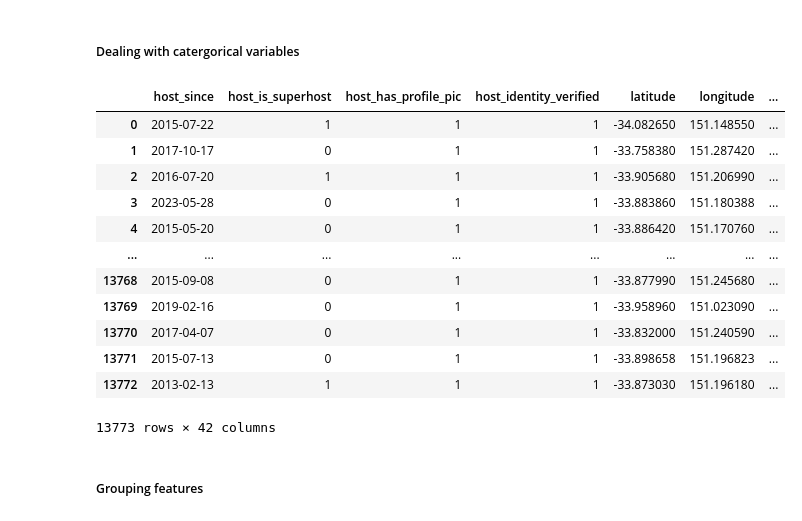
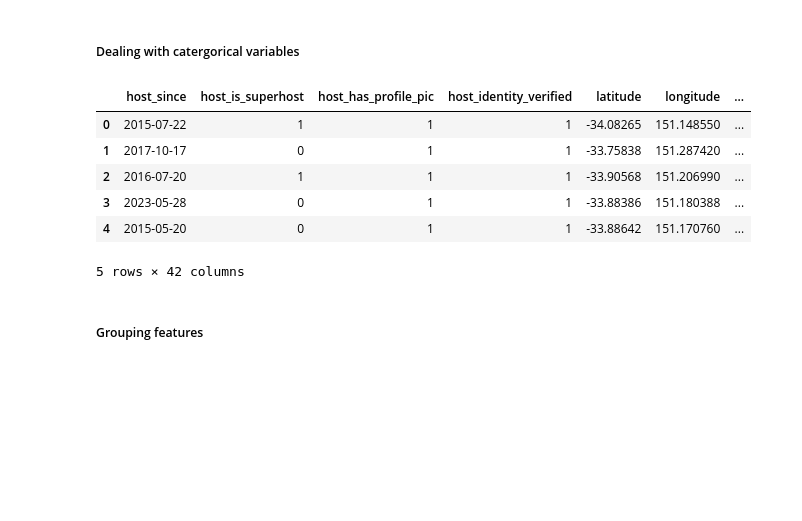
Before and after one commit to thimaipham/2.CEU_DA3_Assignment2, a Jupyter notebook: DA3_Assignment2_ThiMaiPham.ipynb, the cells around one changed output. Cells and saved outputs as stored; diff of their text form; code cells hidden in the pictures; blank space fills up the shorter version.

```diff
--- a/DA3_Assignment2_ThiMaiPham.ipynb
+++ b/DA3_Assignment2_ThiMaiPham.ipynb
@@ -98,42 +97,36 @@ data_cleaned = data_cleaned.dropna()
 # %%
 # Convert binary categorical variables to 0 and 1
 binary_vars = ['host_is_superhost', 'host_has_profile_pic', 'host_identity_verified', 'instant_bookable']
 data_cleaned[binary_vars] = data_cleaned[binary_vars].apply(lambda x: x.map({'t': 1, 'f': 0}))
 
 # Extract number of days since the host joined
 data_cleaned['host_since'] = pd.to_datetime(data_cleaned['host_since'])
 data_cleaned['days_since_host_joined'] = (pd.to_datetime('today') - data_cleaned['host_since']).dt.days
 
 # Reset index of the original data to ensure consistent indexing before one-hot encoding
 data_cleaned_reset = data_cleaned.reset_index(drop=True)
 
 # One-hot encoding 'room_type'
 encoder_room_type = OneHotEncoder(sparse=False, handle_unknown='ignore')
 encoded_room_types = encoder_room_type.fit_transform(data_cleaned_reset[['room_type']])
 encoded_room_type_names = encoder_room_type.get_feature_names_out(['room_type'])
 
 # Create a DataFrame for the encoded room type features with index aligned to the original data
 encoded_room_type_df = pd.DataFrame(encoded_room_types, columns=encoded_room_type_names, index=data_cleaned_reset.index)
 
 # Concatenate the one-hot encoded features and drop the original 'room_type' column with aligned indices
 data_preprocessed = pd.concat([data_cleaned_reset.drop(['room_type'], axis=1), encoded_room_type_df], axis=1)
 
 # Display the first few rows to confirm changes
-data_preprocessed
+data_preprocessed.head()
 # %% [output]
 |  | host_since | host_is_superhost | host_has_profile_pic | host_identity_verified | latitude | longitude | ... |
-| 0 | 2015-07-22 | 1 | 1 | 1 | -34.082650 | 151.148550 | ... |
-| 1 | 2017-10-17 | 0 | 1 | 1 | -33.758380 | 151.287420 | ... |
-| 2 | 2016-07-20 | 1 | 1 | 1 | -33.905680 | 151.206990 | ... |
-| 3 | 2023-05-28 | 0 | 1 | 1 | -33.883860 | 151.180388 | ... |
-| 4 | 2015-05-20 | 0 | 1 | 1 | -33.886420 | 151.170760 | ... |
-| ... | ... | ... | ... | ... | ... | ... | ... |
-| 13768 | 2015-09-08 | 0 | 1 | 1 | -33.877990 | 151.245680 | ... |
-| 13769 | 2019-02-16 | 0 | 1 | 1 | -33.958960 | 151.023090 | ... |
-| 13770 | 2017-04-07 | 0 | 1 | 1 | -33.832000 | 151.240590 | ... |
-| 13771 | 2015-07-13 | 0 | 1 | 1 | -33.898658 | 151.196823 | ... |
-| 13772 | 2013-02-13 | 1 | 1 | 1 | -33.873030 | 151.196180 | ... |
+| 0 | 2015-07-22 | 1 | 1 | 1 | -34.08265 | 151.148550 | ... |
+| 1 | 2017-10-17 | 0 | 1 | 1 | -33.75838 | 151.287420 | ... |
+| 2 | 2016-07-20 | 1 | 1 | 1 | -33.90568 | 151.206990 | ... |
+| 3 | 2023-05-28 | 0 | 1 | 1 | -33.88386 | 151.180388 | ... |
+| 4 | 2015-05-20 | 0 | 1 | 1 | -33.88642 | 151.170760 | ... |
-13773 rows × 42 columns
+5 rows × 42 columns
 # %% [markdown]
 ##### Grouping features
 # %%
```
Also changed, not shown: parts of 39 cells of this notebook.
